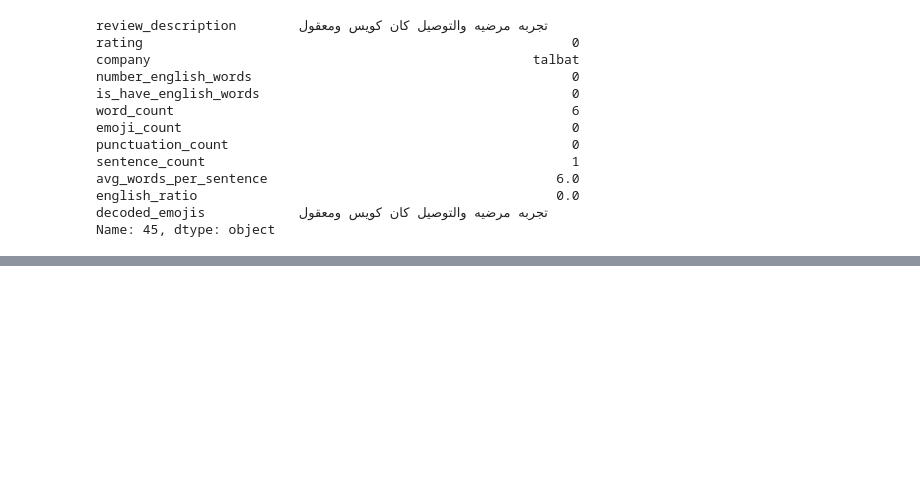
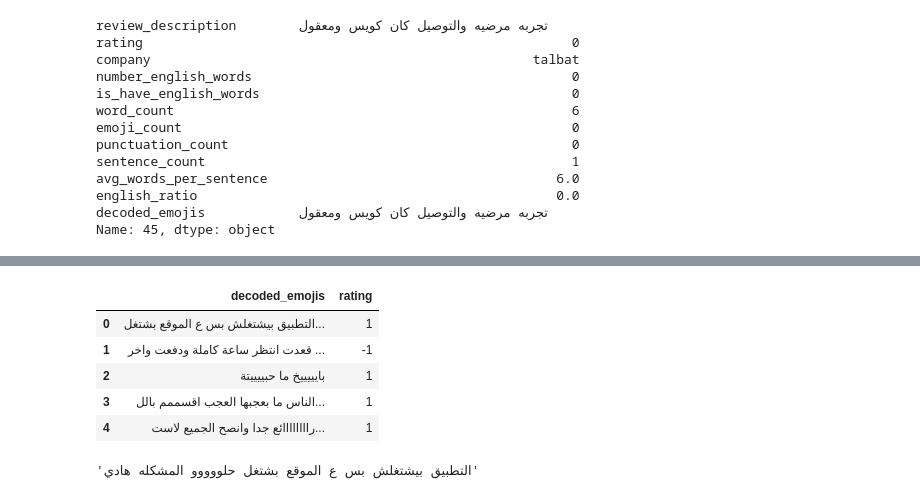
Before and after one commit to Kirillus-Emad/company-reviews-arabic, a Jupyter notebook: EDA.ipynb, the cells around one changed output, grey strips where cells are left out. Cells and saved outputs as stored; diff of their text form; code cells hidden in the pictures; blank space fills up the shorter version.

```diff
--- a/EDA.ipynb
+++ b/EDA.ipynb
@@ -649,0 +670,14 @@ Name: 45, dtype: object
+# %%
+df=pd.read_csv(r'data/2-train_df.csv')
+df.head()
+# %% [output]
+|  | decoded_emojis | rating |
+| 0 | التطبيق بيشتغلش بس ع الموقع بشتغل... | 1 |
+| 1 | قعدت انتظر ساعة كاملة ودفعت واخر ... | -1 |
+| 2 | بايييييخ ما حبييييتة | 1 |
+| 3 | الناس ما بعجبها العجب اقسممم بالل... | 1 |
+| 4 | راااااااائع جدا وانصح الجميع لاست... | 1 |
+# %%
+df.loc[0]['decoded_emojis']
+# %% [output]
+'التطبيق بيشتغلش بس ع الموقع بشتغل حلووووو المشكله هادي'
```
Also changed, not shown: parts of 2 cells of this notebook, 10 other files.
